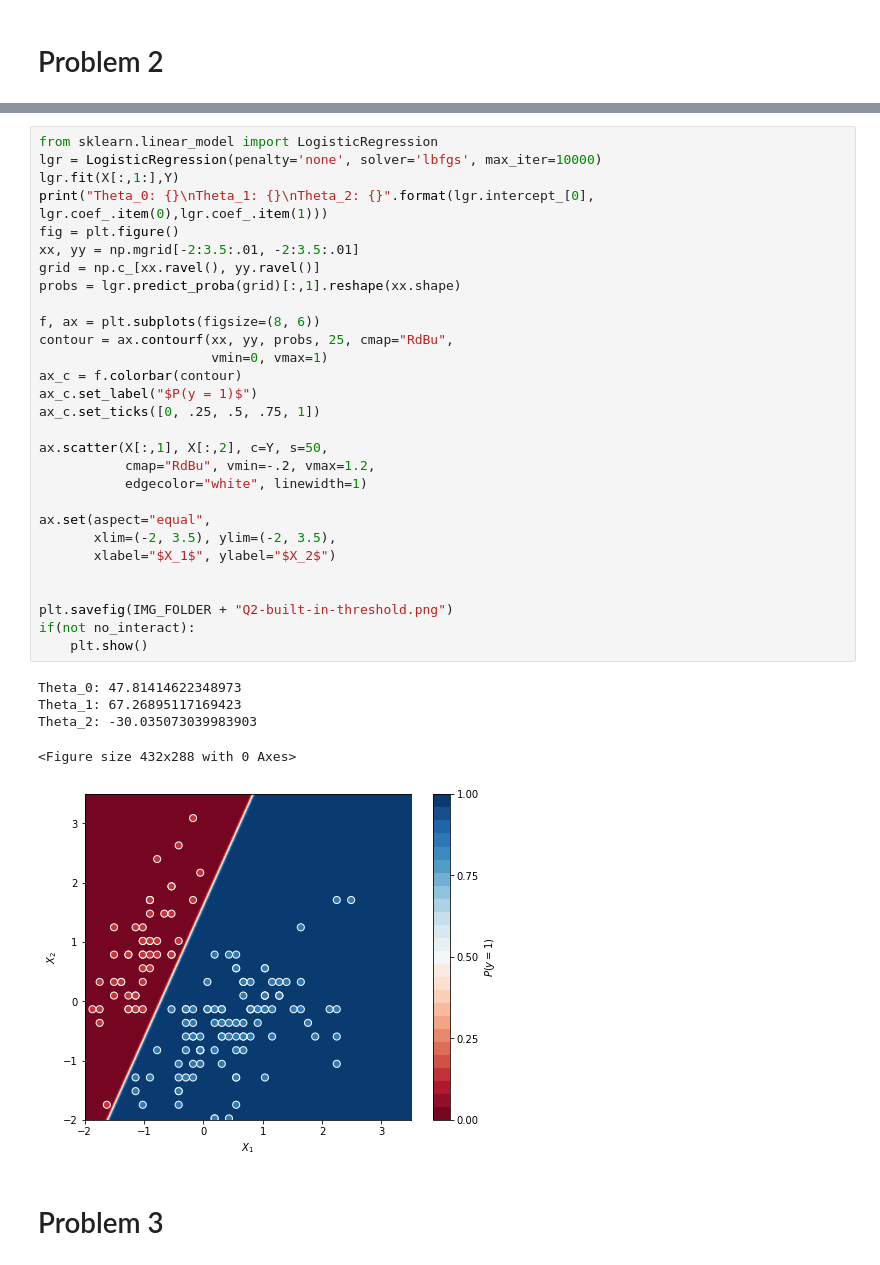
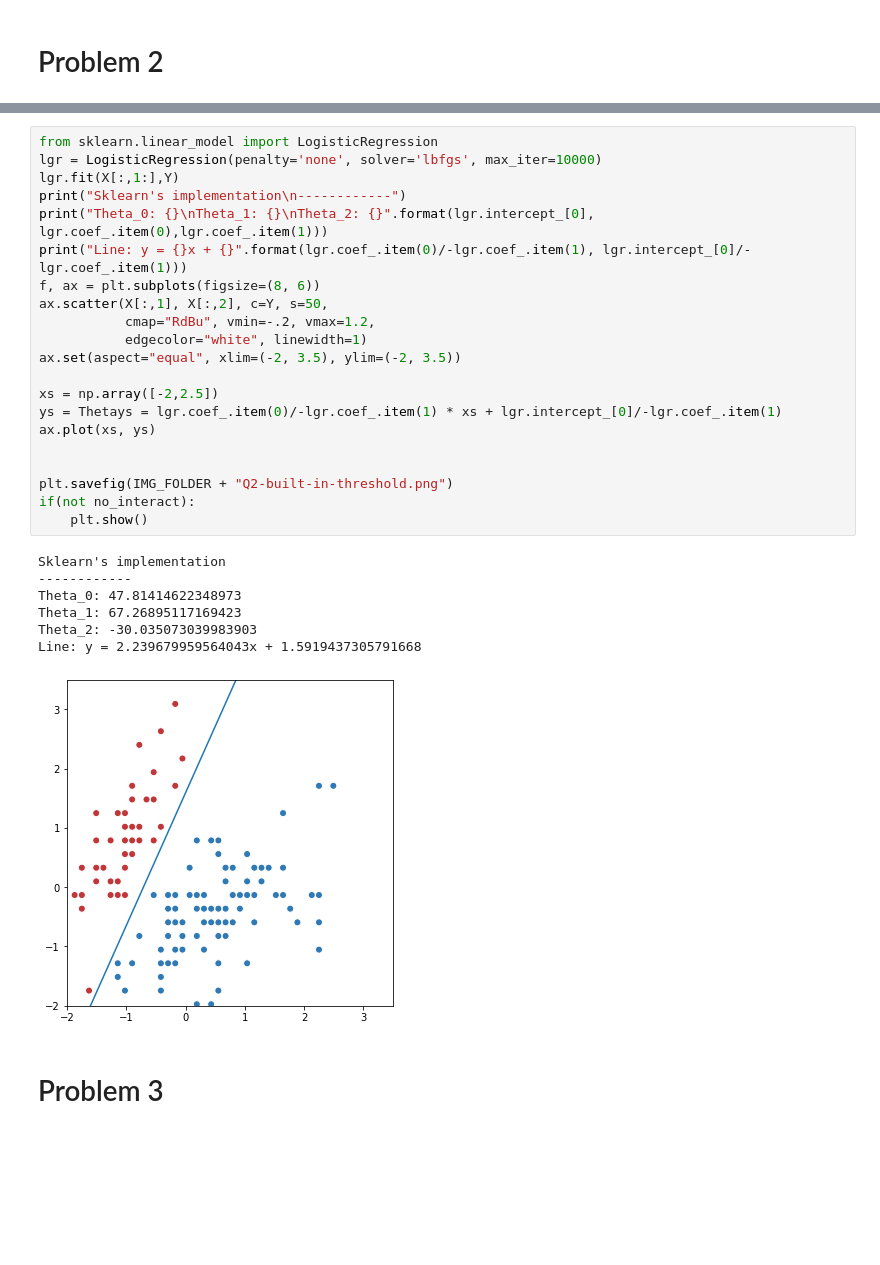
Before and after one commit to dp834/CS383, a Jupyter notebook: Homework/2/Homework2.ipynb, the cells around one changed output, grey strips where cells are left out. Drawn from its saved outputs; the diff is of its cells as text; blank space fills up the shorter version.

```diff
--- a/Homework/2/Homework2.ipynb
+++ b/Homework/2/Homework2.ipynb
@@ -147,38 +136,32 @@ if(not no_interact):
 # %%
 from sklearn.linear_model import LogisticRegression
 lgr = LogisticRegression(penalty='none', solver='lbfgs', max_iter=10000)
 lgr.fit(X[:,1:],Y)
+print("Sklearn's implementation\n------------")
 print("Theta_0: {}\nTheta_1: {}\nTheta_2: {}".format(lgr.intercept_[0], lgr.coef_.item(0),lgr.coef_.item(1)))
-fig = plt.figure()
-xx, yy = np.mgrid[-2:3.5:.01, -2:3.5:.01]
-grid = np.c_[xx.ravel(), yy.ravel()]
-probs = lgr.predict_proba(grid)[:,1].reshape(xx.shape)
-
+print("Line: y = {}x + {}".format(lgr.coef_.item(0)/-lgr.coef_.item(1), lgr.intercept_[0]/-lgr.coef_.item(1)))
 f, ax = plt.subplots(figsize=(8, 6))
-contour = ax.contourf(xx, yy, probs, 25, cmap="RdBu",
-                      vmin=0, vmax=1)
-ax_c = f.colorbar(contour)
-ax_c.set_label("$P(y = 1)$")
-ax_c.set_ticks([0, .25, .5, .75, 1])
-
 ax.scatter(X[:,1], X[:,2], c=Y, s=50,
            cmap="RdBu", vmin=-.2, vmax=1.2,
            edgecolor="white", linewidth=1)
+ax.set(aspect="equal", xlim=(-2, 3.5), ylim=(-2, 3.5))
 
-ax.set(aspect="equal",
-       xlim=(-2, 3.5), ylim=(-2, 3.5),
-       xlabel="$X_1$", ylabel="$X_2$")
+xs = np.array([-2,2.5])
+ys = Thetays = lgr.coef_.item(0)/-lgr.coef_.item(1) * xs + lgr.intercept_[0]/-lgr.coef_.item(1)
+ax.plot(xs, ys)
 
 
 plt.savefig(IMG_FOLDER + "Q2-built-in-threshold.png")
 if(not no_interact):
     plt.show()
 # %% [output]
+Sklearn's implementation
+------------
 Theta_0: 47.81414622348973
 Theta_1: 67.26895117169423
 Theta_2: -30.035073039983903
+Line: y = 2.239679959564043x + 1.5919437305791668
-<Figure size 432x288 with 0 Axes>
-[figure, old version]
+[figure, new version]
 # %% [markdown]
 # Problem 3
 # %%
```
Also changed, not shown: parts of 6 cells of this notebook, 1 other file.
